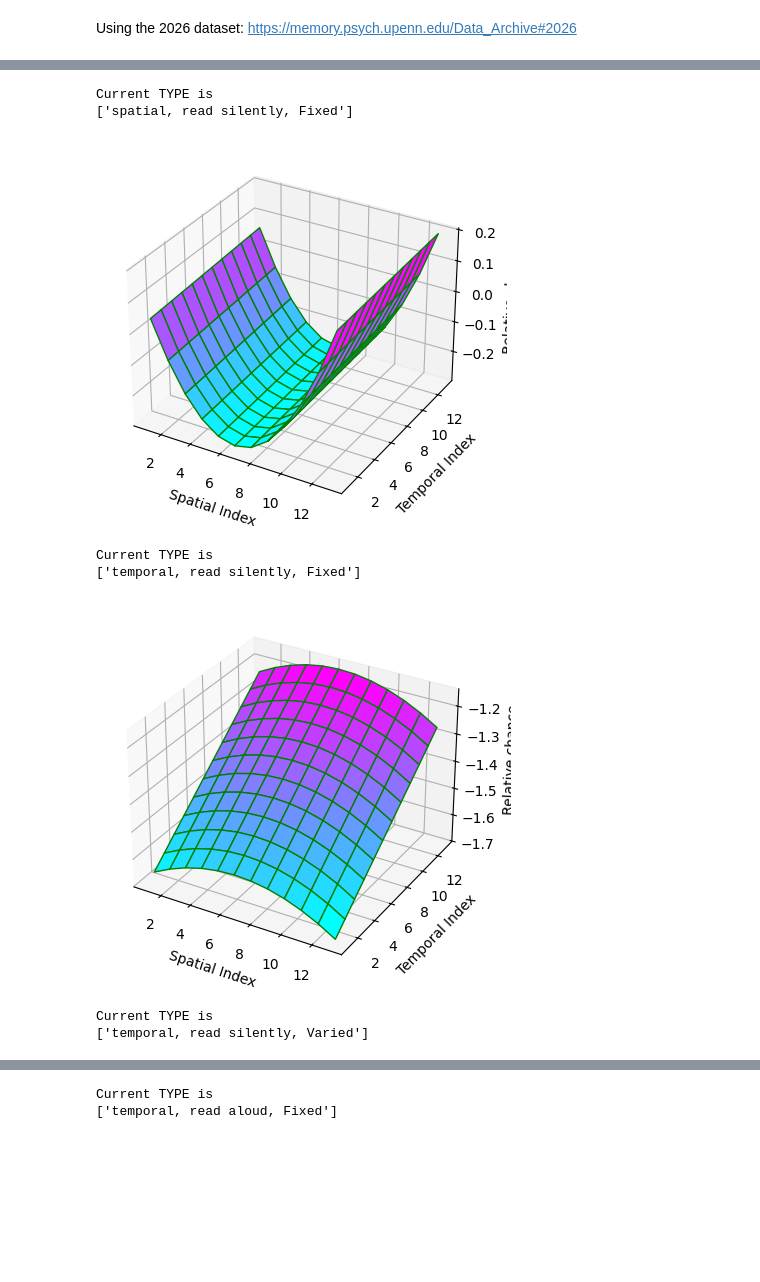
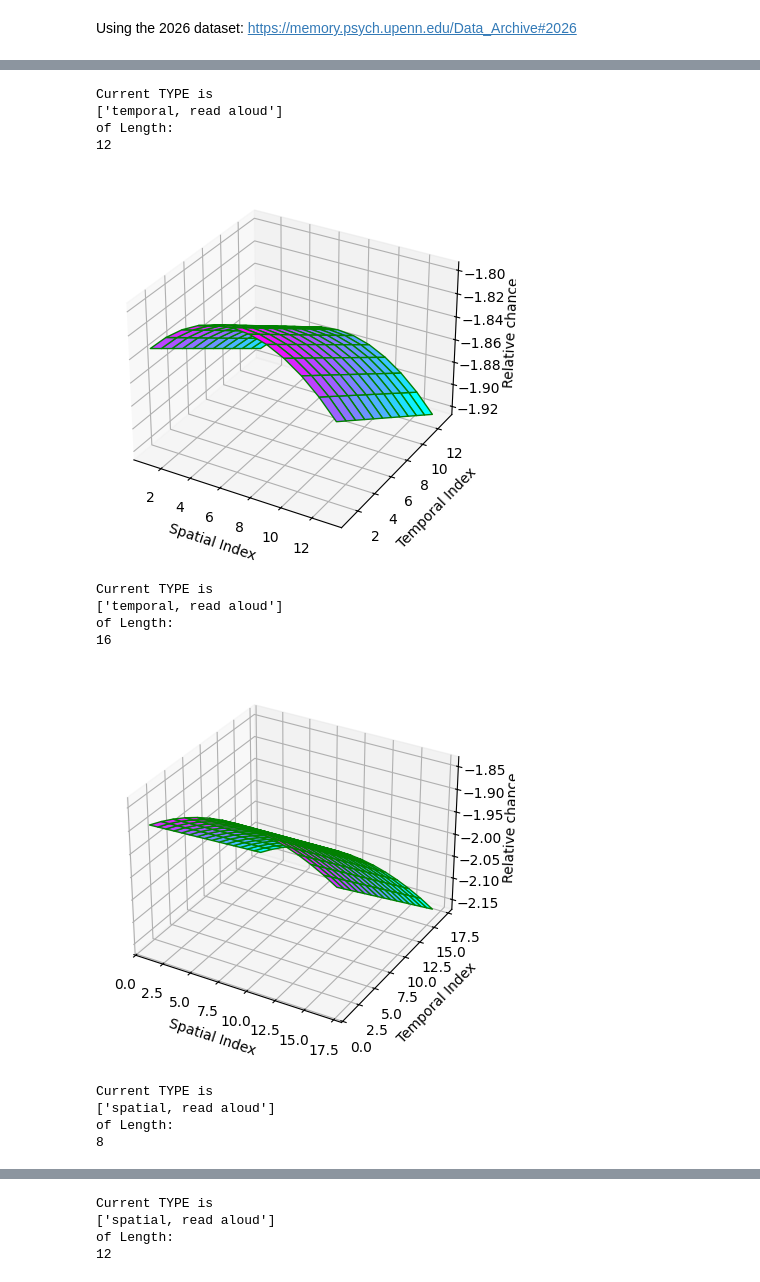
Before and after one commit to joshschnauber-rpi/Cognitive-Modeling-S26, a Jupyter notebook: project/project.ipynb, the cells around one changed output, grey strips where cells are left out. Drawn from its saved outputs; the diff is of its cells as text; code cells hidden in the pictures; blank space fills up the shorter version.

Commit message:
Add files via upload
changes to project for dealing with Exp2 instead of Exp3
Updated model and second part of varied_model ran

```diff
--- a/project/project.ipynb
+++ b/project/project.ipynb
@@ -11,13 +11,13 @@ import arviz as az
 Using the 2026 dataset: https://memory.psych.upenn.edu/Data_Archive#2026
 # %%
 # Get data
-data = pd.read_csv('data/Exp3_AllData.csv', header=0, sep=',')
+data = pd.read_csv('data/Exp2_AllData.csv', header=0, sep=',')
 data.head()
 data = data[~np.isnan(data["Output_Rank"])]
 
 # Convert to ints
 data["Listnum"] = data["Listnum"].astype(int)
-data["Spatial_Input_Order"] = data["Spatial_Input_Order"].astype(int)
+data["Spatial_Input_Position"] = data["Spatial_Input_Position"].astype(int)
 data["Temporal_Input_Position"] = data["Temporal_Input_Position"].astype(int)
 data["Spatial_Recall_Order"] = data["Spatial_Recall_Order"].astype(int)
 data["Length"] = data["Length"].astype(int)
@@ -25,6 +25,7 @@ data["Correct"] = data["Correct"].astype(int)
 data["Distance_From_Correct"] = data["Distance_From_Correct"].astype(int)
 data["Serial_Pos_Encoded"] = data["Serial_Pos_Encoded"].astype(int)
 data["Output_Rank"] = data["Output_Rank"].astype(int)
+
 
 # Only use a fraction of the data
 train_percent = 0.3
@@ -49,8 +50,10 @@ data_dict = {
     # Sizes
     "N": data.shape[0],
     # Experiment
-    "spatial_input_order": data.Spatial_Input_Order.values,
-    "temporal_input_pos": data.Temporal_Input_Position.values,
+
+    "spatial_input_order": pow(np.array((data.Spatial_Input_Position.values.astype(float) - (data.Length.values+1)/(2))/((data.Length.values+1)/(2))),2),
+    "temporal_input_pos": np.array((data.Temporal_Input_Position.values.astype(float) - (data.Length.values+1)/(2))/((data.Length.values+1)/(2))),
+    "lengthh": np.array((data.Length.values - 4)/4).astype(int),
     # Results
     "correct": data.Correct.values,
     #"output_rank": data.Output_Rank.values,
@@ -71,6 +77,6 @@ model = CmdStanModel(stan_file="stan/model.stan")
 # %%
 # Sample model
-fit = model.sample(data=data_dict, chains=4, iter_sampling=7000, iter_warmup=1000)
+fit = model.sample(data=data_dict, chains=4, iter_sampling=2500, iter_warmup=1000)
 
 # Display sampling diagnostics
 print(fit.diagnose())
@@ -131,22 +125,26 @@ plt.tight_layout()
 # %%
-def fun(a1,b1,b2,point, order):
-    return a1 + b1*((point-6.5)/6.5)**2 + b2*(order-6.5)/6.5
+def fun(a1,b1,b2,point, order, length):
+    return a1 + b1*((point-(length+1)/2)/(length+1)/2)**2 + b2*(order-(length+1)/2)/(length+1)/2
 # %%
 parameters = fit.stan_variable("params").mean(axis=0)
-x = np.linspace(1,13,12)
-y = np.linspace(1,13,12)
-for zpem in range(0,8):
-    print("Current TYPE is")
-    print([key for key, val in modif.items() if val == zpem+1])
-    vv = parameters[zpem]
-    X, Y = np.meshgrid(x, y)
-    z = fun(vv[0], vv[1], vv[2], X, Y)
-    fig = plt.figure()
-    ax = plt.axes(projection='3d')
-    ax.plot_surface(X, Y, z, cmap='cool', edgecolor='green')
-    ax.set_xlabel('Spatial Index')
-    ax.set_ylabel('Temporal Index')
-    ax.set_zlabel('Relative chance')
-    plt.show()
+
+for zpem in range(0,4):
+    for leng in range(0,3):
+        print("Current TYPE is")
+        print([key for key, val in modif.items() if val == zpem+1])
+        print("of Length:")
+        print(leng*4 + 8)
+        x = np.linspace(1,leng*4 + 9,leng*4 + 8)
+        y = np.linspace(1,leng*4 + 9,leng*4 + 8)
+        vv = parameters[zpem,leng]
+        X, Y = np.meshgrid(x, y)
+        z = fun(vv[0], vv[1], vv[2], X, Y, (leng*4+8))
+        fig = plt.figure()
+        ax = plt.axes(projection='3d')
+        ax.plot_surface(X, Y, z, cmap='cool', edgecolor='green')
+        ax.set_xlabel('Spatial Index')
+        ax.set_ylabel('Temporal Index')
+        ax.set_zlabel('Relative chance')
+        plt.show()
 # %% [output]
 Current TYPE is
@@ -155,8 +155,14 @@ Current TYPE is
 Current TYPE is
-['spatial, read silently, Fixed']
+['temporal, read aloud']
+of Length:
+12
-[figure, old version]
+[figure, new version]
 Current TYPE is
-['temporal, read silently, Fixed']
+['temporal, read aloud']
+of Length:
+16
-[figure, old version]
+[figure, new version]
 Current TYPE is
-['temporal, read silently, Varied']
+['spatial, read aloud']
+of Length:
+8
@@ -164,2 +170,4 @@ Current TYPE is
 Current TYPE is
-['temporal, read aloud, Fixed']
+['spatial, read aloud']
+of Length:
+12
```
Also changed, not shown: parts of 8 cells of this notebook, 3 other files.
